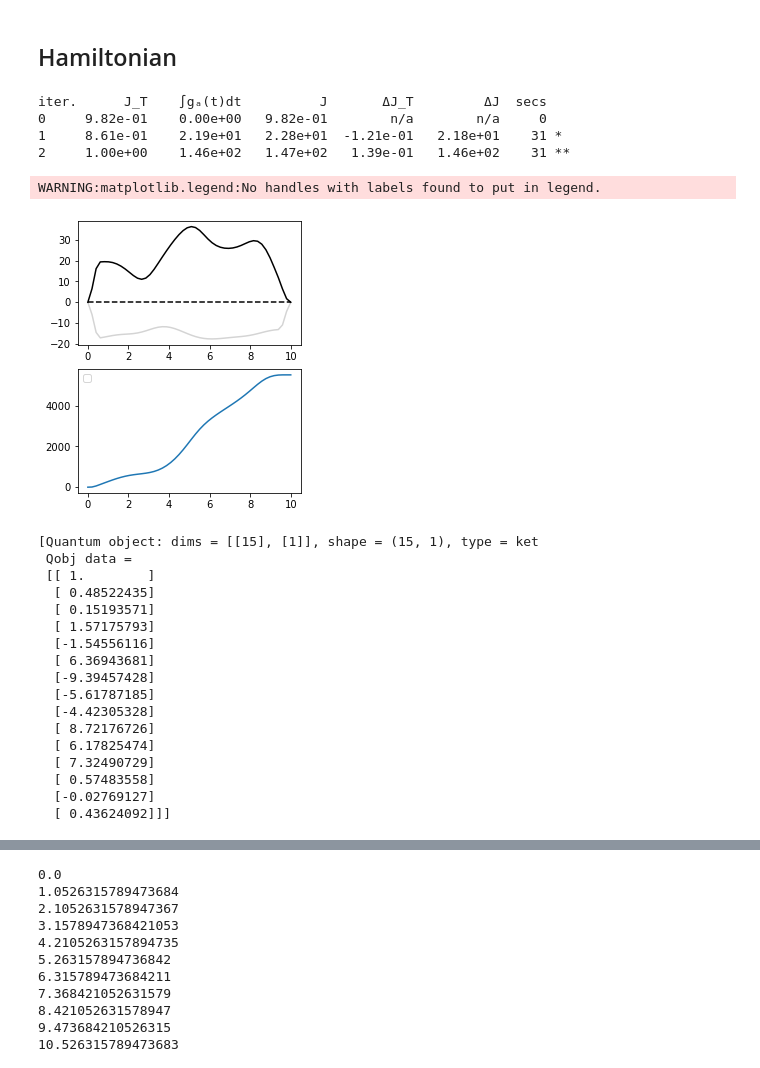
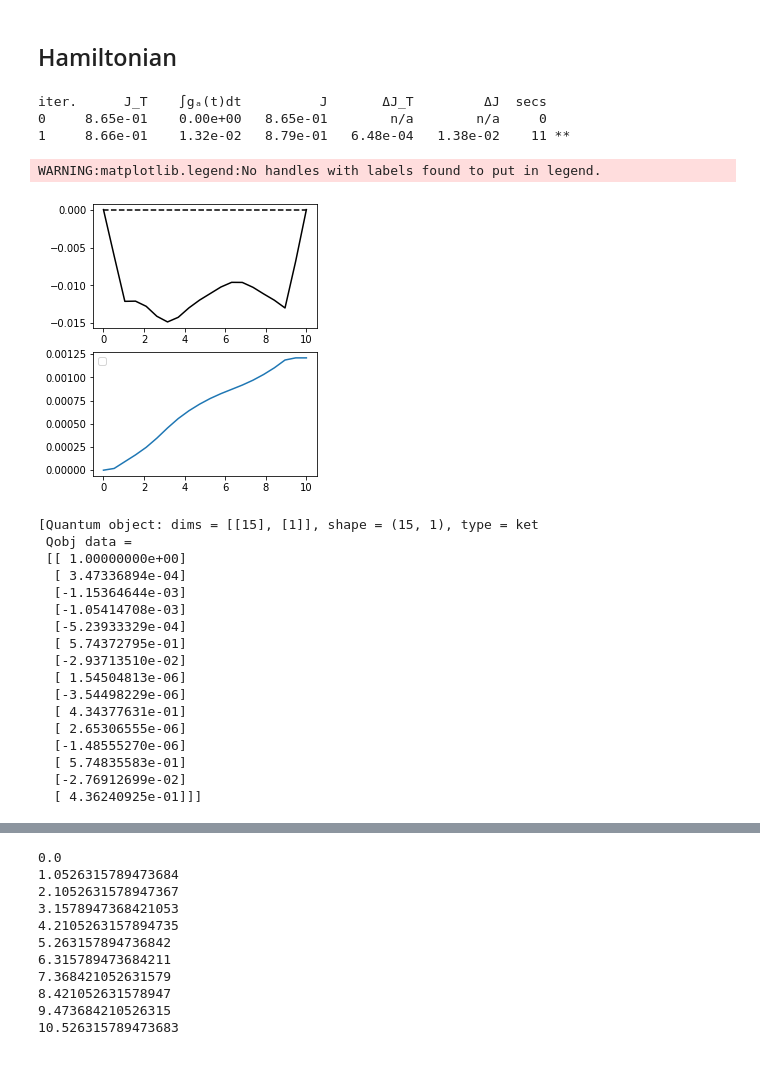
Before and after one commit to gsuarezr/krotov, a Jupyter notebook: Non_dissipative,_Time=pi_g,_g=0_2_omega.ipynb, the cells around one changed output, grey strips where cells are left out. Drawn from its saved outputs; the diff is of its cells as text; code cells hidden in the pictures.

```diff
--- a/Non_dissipative,_Time=pi_g,_g=0_2_omega.ipynb
+++ b/Non_dissipative,_Time=pi_g,_g=0_2_omega.ipynb
@@ -72,7 +67,7 @@ ampl0=0.00000001
 #T=8
 #ampl0=1
 T=10
-nt=50
+nt=20
 tlist = np.linspace(0,T, nt)
 def hamiltonian(omega, ampl0, g):
       """Two-level-system Hamiltonian
@@ -158,59 +153,58 @@ def plot_iterations(opt_result):
 
 
 
 H = hamiltonian(omega,ampl0,g)
 pulse_options = {
-    H[1][1]: dict(lambda_a=0.01, update_shape=S),
+    H[1][1]: dict(lambda_a=10, update_shape=S),
 }
 objectives = [
     krotov.Objective(
-        initial_state=qutip.Qobj(np.array([1,0,0,0,0,1/2,0,0,0,1/2,0,0,1/2,0,1/2])), target=qutip.Qobj(qutip.Qobj(np.array([1,0,np.sqrt(2)*np.sqrt(2),0,np.sqrt(2)*np.sqrt(2),1/2,0,0,0,1/2,0,0,1/2,0,1/2]))), H=H
+        initial_state=qutip.Qobj(np.array([1,0,0,0,0,1/2,0,0,0,1/2,0,0,1/2,0,1/2])), target=qutip.Qobj(qutip.Qobj(np.array([1,0,np.sqrt(2)*np.sqrt(2),0,0,1/2,0,0,0,1/2,0,0,1/2,0,1/2]))), H=H
       )
   ]
 
 opt_result = krotov.optimize_pulses(
   objectives,
   pulse_options=pulse_options,
   tlist=tlist,
   propagator=krotov.propagators.expm,
   chi_constructor=krotov.functionals.chis_ss,
   info_hook=krotov.info_hooks.print_table(J_T=krotov.functionals.J_T_ss),
   check_convergence=krotov.convergence.Or(
       krotov.convergence.value_below('5e-5', name='J_T'),
       krotov.convergence.check_monotonic_error,
 
   ),
     store_all_pulses=True,
     overlap=inte.overlap2,norm='gaussiano'
 )
 plot_iterations(opt_result)
 # %% [output]
 iter.      J_T    ∫gₐ(t)dt          J       ΔJ_T         ΔJ  secs
-0     9.82e-01    0.00e+00   9.82e-01        n/a        n/a     0
-1     8.61e-01    2.19e+01   2.28e+01  -1.21e-01   2.18e+01    31 *
-2     1.00e+00    1.46e+02   1.47e+02   1.39e-01   1.46e+02    31 **
+0     8.65e-01    0.00e+00   8.65e-01        n/a        n/a     0
+1     8.66e-01    1.32e-02   8.79e-01   6.48e-04   1.38e-02    11 **
 WARNING:matplotlib.legend:No handles with labels found to put in legend.
-[figure, old version]
+[figure, new version]
 # %%
 opt_result.states
 # %% [output]
 [Quantum object: dims = [[15], [1]], shape = (15, 1), type = ket
  Qobj data =
- [[ 1.        ]
-  [ 0.48522435]
-  [ 0.15193571]
-  [ 1.57175793]
-  [-1.54556116]
-  [ 6.36943681]
-  [-9.39457428]
-  [-5.61787185]
-  [-4.42305328]
-  [ 8.72176726]
-  [ 6.17825474]
-  [ 7.32490729]
-  [ 0.57483558]
-  [-0.02769127]
-  [ 0.43624092]]]
+ [[ 1.00000000e+00]
+  [ 3.47336894e-04]
+  [-1.15364644e-03]
+  [-1.05414708e-03]
+  [-5.23933329e-04]
+  [ 5.74372795e-01]
+  [-2.93713510e-02]
+  [ 1.54504813e-06]
+  [-3.54498229e-06]
+  [ 4.34377631e-01]
+  [ 2.65306555e-06]
+  [-1.48555270e-06]
+  [ 5.74835583e-01]
+  [-2.76912699e-02]
+  [ 4.36240925e-01]]]
 # %%
 opt_result
 # %% [output]
```
Also changed, not shown: parts of 3 cells of this notebook, 1 other file.
